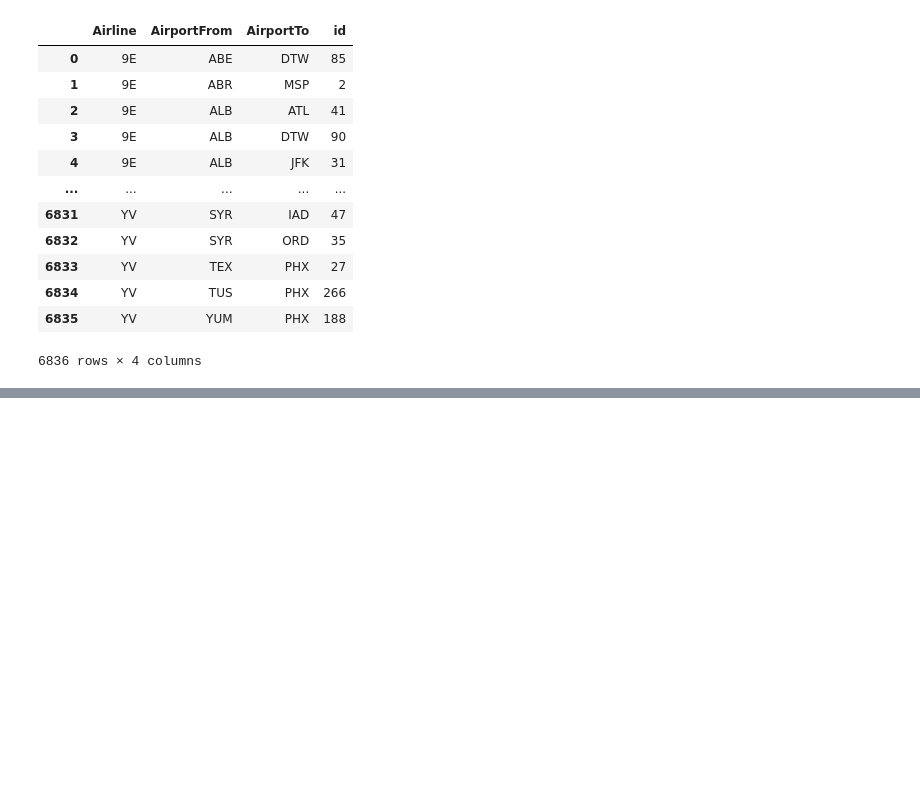
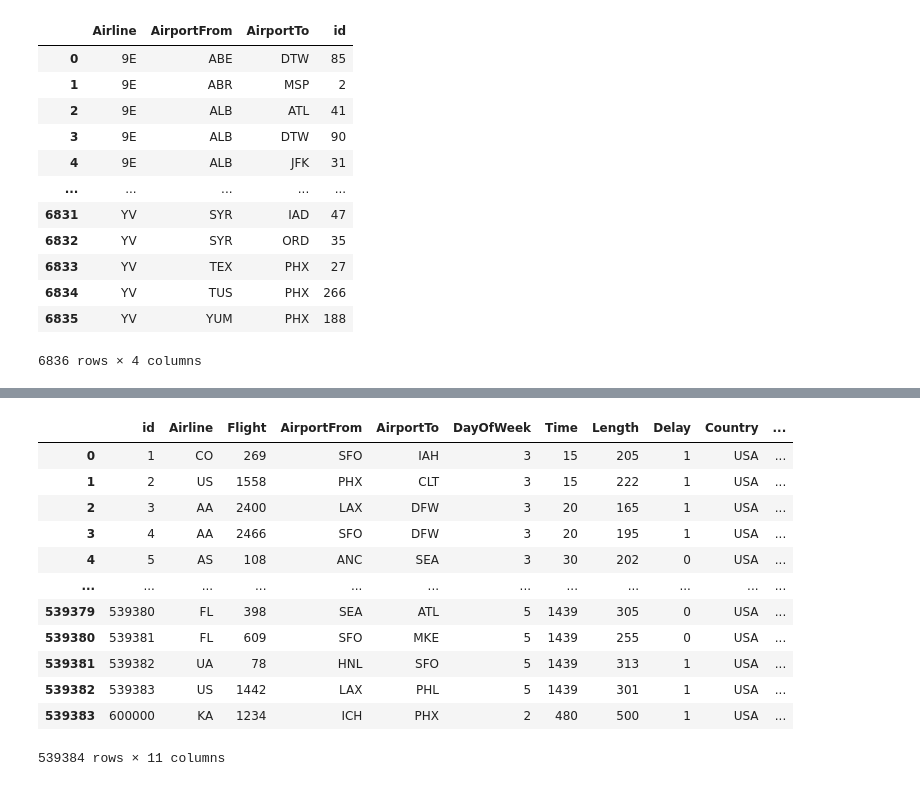
Before and after one commit to heejin42/study_algorithm, a Jupyter notebook: Data/code/Pandas.ipynb, the cells around one changed output, grey strips where cells are left out. Cells and saved outputs as stored; diff of their text form; code cells hidden in the pictures; blank space fills up the shorter version.

Commit message:
data analysis: pandas methods

```diff
--- a/Data/code/Pandas.ipynb
+++ b/Data/code/Pandas.ipynb
@@ -266,0 +320,17 @@ airlines.groupby(['Airline', 'AirportFrom', 'AirportTo'], as_index=False)['id'].
+# %%
+new_data = {'id':600000, 'Airline':'KA', 'Flight':'1234', 'AirportFrom':'ICH', 'AirportTo':'PHX', 'DayOfWeek':2, 'Time':480, 'Length':500, 'Delay':1, 'Country':'USA'}
+airlines.append(new_data, ignore_index=True)
+# %% [output]
+|  | id | Airline | Flight | AirportFrom | AirportTo | DayOfWeek | Time | Length | Delay | Country | ... |
+| 0 | 1 | CO | 269 | SFO | IAH | 3 | 15 | 205 | 1 | USA | ... |
+| 1 | 2 | US | 1558 | PHX | CLT | 3 | 15 | 222 | 1 | USA | ... |
+| 2 | 3 | AA | 2400 | LAX | DFW | 3 | 20 | 165 | 1 | USA | ... |
+| 3 | 4 | AA | 2466 | SFO | DFW | 3 | 20 | 195 | 1 | USA | ... |
+| 4 | 5 | AS | 108 | ANC | SEA | 3 | 30 | 202 | 0 | USA | ... |
+| ... | ... | ... | ... | ... | ... | ... | ... | ... | ... | ... | ... |
+| 539379 | 539380 | FL | 398 | SEA | ATL | 5 | 1439 | 305 | 0 | USA | ... |
+| 539380 | 539381 | FL | 609 | SFO | MKE | 5 | 1439 | 255 | 0 | USA | ... |
+| 539381 | 539382 | UA | 78 | HNL | SFO | 5 | 1439 | 313 | 1 | USA | ... |
+| 539382 | 539383 | US | 1442 | LAX | PHL | 5 | 1439 | 301 | 1 | USA | ... |
+| 539383 | 600000 | KA | 1234 | ICH | PHX | 2 | 480 | 500 | 1 | USA | ... |
+539384 rows × 11 columns
```
Also changed, not shown: parts of 7 cells of this notebook, 1 other file.
